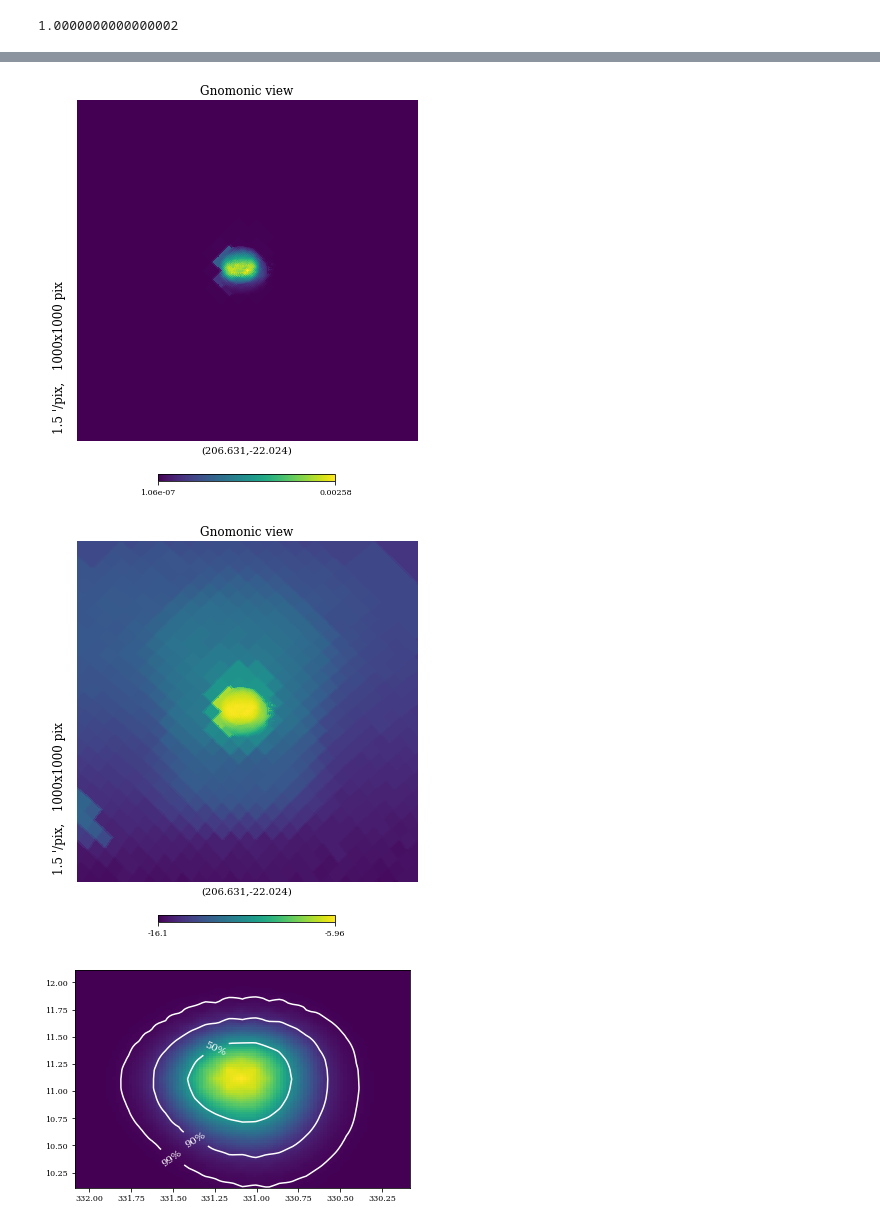
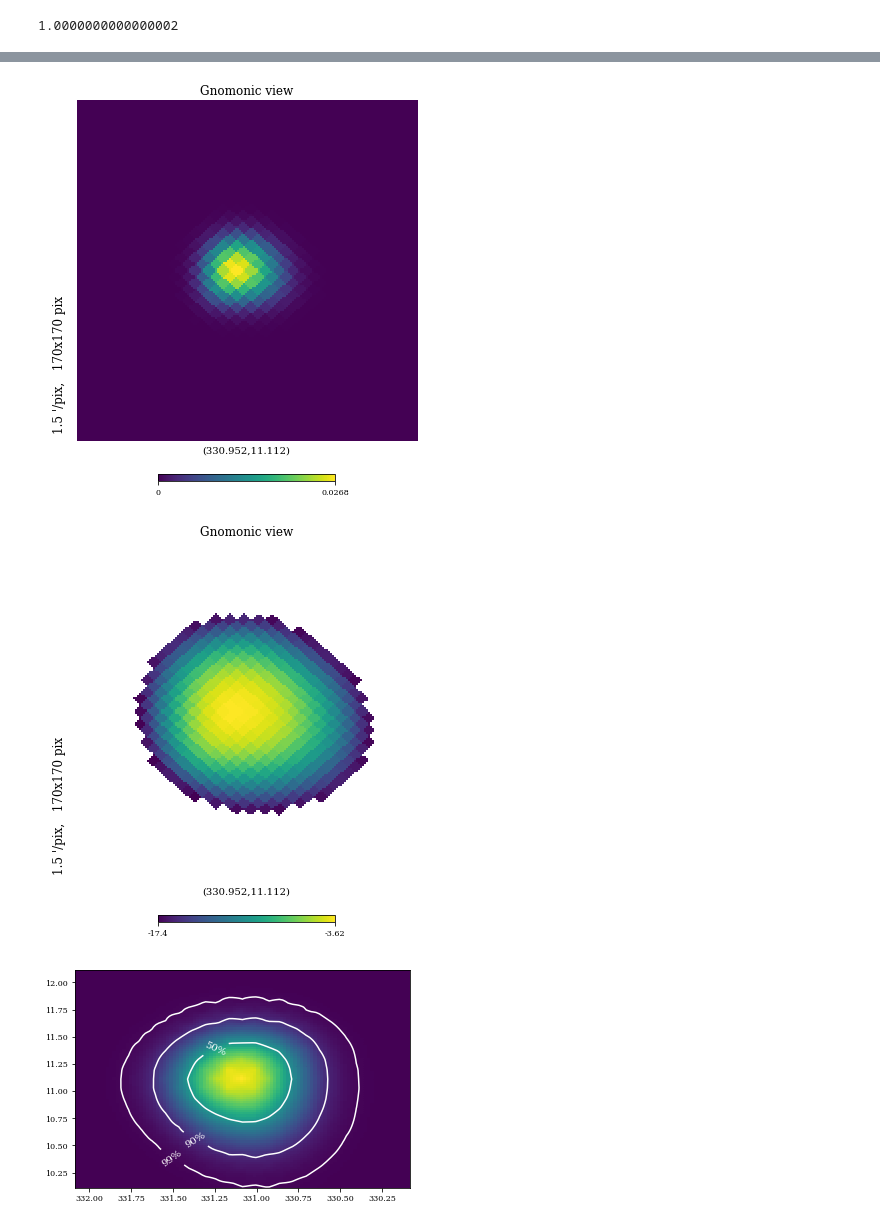
Before and after one commit to robertdstein/millipede_parser, a Jupyter notebook: Parse_contour.ipynb, the cells around one changed output, grey strips where cells are left out. Cells and saved outputs as stored; diff of their text form; code cells hidden in the pictures.

Commit message:
Update to add plotting script

```diff
--- a/Parse_contour.ipynb
+++ b/Parse_contour.ipynb
@@ -529,7 +529,7 @@ def convert_probs(data):
 # %% [output]
 1.0000000000000002
 # %%
-v3_dir = '/Users/robertstein/Realtime_Stuff/alert_archive/output_raw_fits/millipede_scan_archive/fits_v3_prob_map/'
+v3_dir = '/Users/robertstein/Realtime_Stuff/alert_archive/output_raw_fits/fits_v3_prob_map/'
 # %%
 from matplotlib import cm
 import fitsio
@@ -555,6 +555,19 @@ def get_best_pixel(probs):
     ra = np.degrees(ra)
     dec = np.degrees(np.pi/2. - dec)
     return ra, dec
+
+# Use Green's theorem to compute the area
+# enclosed by the given contour.
+def area(vs):
+    a = 0
+    x0,y0 = vs[0]
+    for [x1,y1] in vs[1:]:
+        dx = x1-x0
+        dy = y1-y0
+        a += 0.5*(y0*dx - x0*dy)
+        x0 = x1
+        y0 = y1
+    return a
 
 
 def plot_candidate(candidate, cache_dir=v3_dir):
@@ -586,15 +599,18 @@ def plot_candidate(candidate, cache_dir=v3_dir):
 
     ra_delta = abs(max_ra - min_ra)
 
-    ras = np.linspace(min([min_ra, max_ra]), min([min_ra, max_ra]) + ra_delta, int(ra_delta*50.))
-    decs = np.linspace(min_dec, max_dec, int((max_dec - min_dec)*50))
+    ras = np.linspace(min([min_ra, max_ra]), min([min_ra, max_ra]) + ra_delta, 101)
+    decs = np.linspace(min_dec, max_dec, 101)
+
+    log_p = np.log(probs)
 
     ps = []
 
     for d in decs:
         row = []
         for r in ras:
-            row.append(hp.pixelfunc.get_interp_val(probs, r, d, lonlat=True))
+            row.append(np.exp(hp.pixelfunc.get_interp_val(log_p, r, d, lonlat=True)))
+#             row.append(hp.pixelfunc.get_interp_val(probs, r, d, lonlat=True))
         ps.append(row)
 
     ps = np.array(ps)
@@ -612,8 +628,6 @@ def plot_candidate(candidate, cache_dir=v3_dir):
 
     ax = plt.subplot(111)
     image = ax.pcolormesh(ras, decs, ps, vmin=0, vmax=max(probs), cmap="inferno")
-    fig = hp.gnomview(probs, rot=[ra, dec], xsize=1000)
-    fig = hp.gnomview(np.log(probs), rot=[ra, dec], xsize=1000)
     plt.scatter(ra, dec, marker="*", color="black")
     CS = ax.contour(ras, decs, ps, colors="white", levels=levels)
     CS_99 = ax.contour(ras, decs, ps, colors="white", alpha=0., levels=[threshold_99, threshold_90, threshold_50])
@@ -639,6 +653,8 @@ def plot_candidate(candidate, cache_dir=v3_dir):
     ax.set_xlim(lower_x, upper_x)
 
     contour_labels = ["90%", "50%"]
+
+    npix = (4. * width**2)/hp.nside2pixarea(nside, degrees=True)
 
     for i in range(len(levels)):
         a = 0.
@@ -692,7 +708,9 @@ def plot_candidate(candidate, cache_dir=v3_dir):
     ax.set_xlabel("Right Ascension (deg)")
     ax.set_ylabel("Declination (deg)")
     plt.show()
+    fig = hp.gnomview(probs, rot=[mid_x, mid_y], xsize=npix)
+    fig = hp.gnomview(np.log(probs), rot=[mid_x, mid_y], xsize=npix)
 # %%
-plot_candidate("123326.i3.bz2_event0000.fits")
-# plot_candidate("122604.i3.bz2_event0000.fits")
+# plot_candidate("123326.i3.bz2_event0000.fits")
+plot_candidate("candidate_2010_EHE_alert_0.i3_event0000.fits")
 # %% [output]
@@ -700,5 +718,5 @@ plot_candidate("123326.i3.bz2_event0000.fits")
-[figure, old version]
+[figure, new version]
-[figure, old version]
+[figure, new version]
 # %%
 with fits.open(v3_path) as hdul:
     probs = hdul[0].data
```
Also changed, not shown: parts of 1 cell of this notebook, 2 other files.
